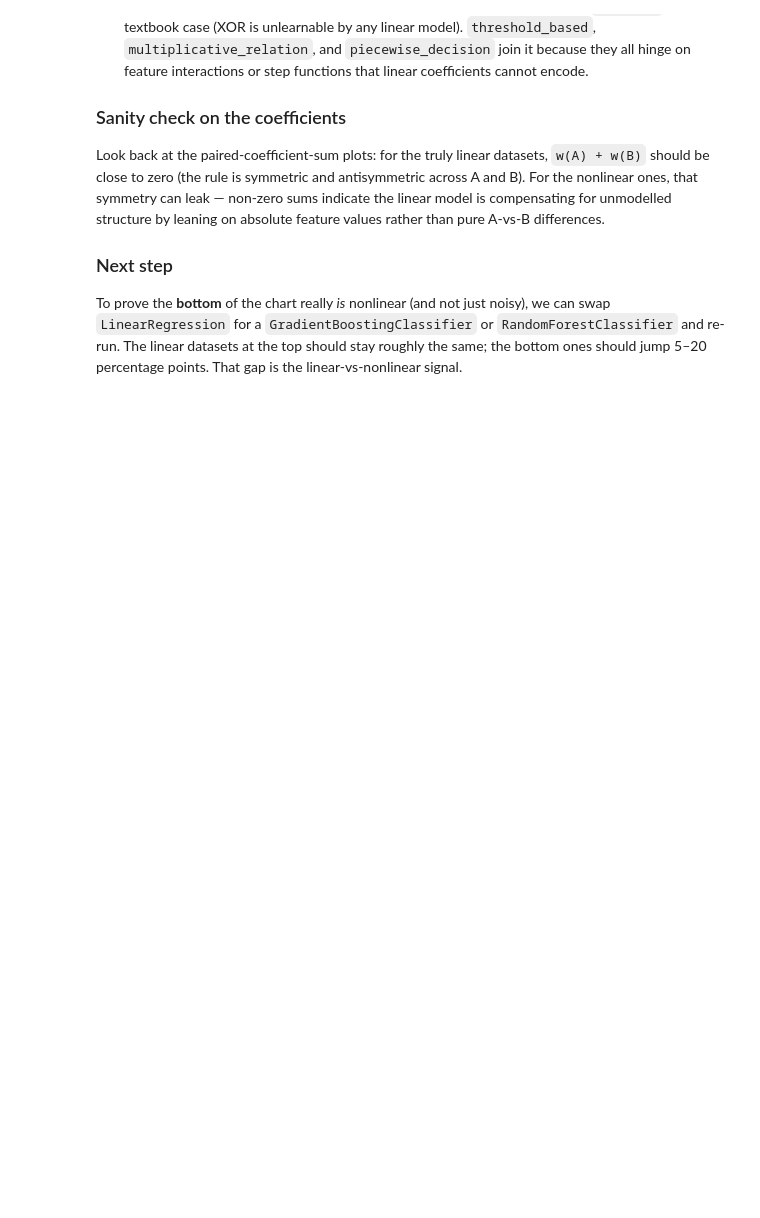
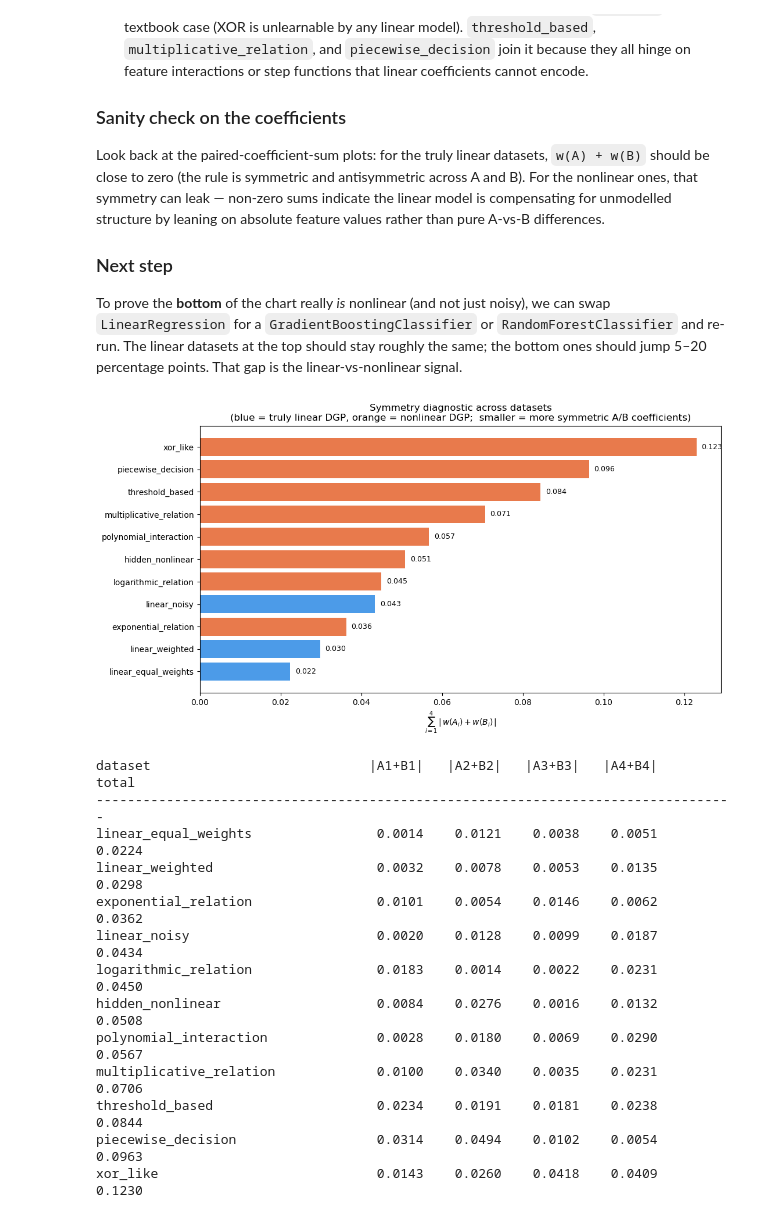
Before and after one commit to Web-Hosting7/Kidney-Allocation, a Jupyter notebook: Code/DiffDatasetsPlay/Linear_regression_play.ipynb, the cells around one changed output. Drawn from its saved outputs; the diff is of its cells as text; code cells hidden in the pictures; blank space fills up the shorter version.

```diff
--- a/Code/DiffDatasetsPlay/Linear_regression_play.ipynb
+++ b/Code/DiffDatasetsPlay/Linear_regression_play.ipynb
@@ -368,3 +368,64 @@ Look back at the paired-coefficient-sum plots: for the truly linear datasets, `w
 ### Next step
 
 To prove the **bottom** of the chart really *is* nonlinear (and not just noisy), we can swap `LinearRegression` for a `GradientBoostingClassifier` or `RandomForestClassifier` and re-run. The linear datasets at the top should stay roughly the same; the bottom ones should jump 5–20 percentage points. That gap is the linear-vs-nonlinear signal.
+# %%
+# Symmetry diagnostic: sum_i |w(Ai) + w(Bi)|
+# For a perfectly symmetric pairwise comparison model, w(Ai) + w(Bi) = 0
+# for every i (each feature should count equally for both patients with
+# opposite sign). A large value means the linear fit is leaning on absolute
+# feature values rather than pure A-vs-B differences — usually a sign that
+# the true rule is nonlinear and the linear model is compensating.
+
+rows = []
+for name, res in RESULTS.items():
+    coef = res["coef"]
+    pair_sum_abs = np.abs(coef[0:4] + coef[4:8])   # |w(Ai) + w(Bi)| for i = 1..4
+    rows.append((name, pair_sum_abs.sum(), pair_sum_abs))
+
+# Sort ascending — most symmetric (most "purely linear") at the top.
+rows.sort(key=lambda r: r[1])
+
+names = [r[0].replace(".csv", "") for r in rows]
+totals = [r[1] for r in rows]
+
+LINEAR_FILES = {"linear_weighted.csv",
+                "linear_equal_weights.csv",
+                "linear_noisy.csv"}
+colors = ["#4C9BE8" if (r[0] in LINEAR_FILES) else "#E87A4C" for r in rows]
+
+plt.figure(figsize=(11, 6))
+bars = plt.barh(names, totals, color=colors)
+plt.xlabel(r"$\sum_{i=1}^{4} \,|\,w(A_i) + w(B_i)\,|$")
+plt.title("Symmetry diagnostic across datasets\n"
+          "(blue = truly linear DGP, orange = nonlinear DGP;  "
+          "smaller = more symmetric A/B coefficients)")
+for bar, t in zip(bars, totals):
+    plt.text(bar.get_width() + max(totals) * 0.01,
+             bar.get_y() + bar.get_height() / 2,
+             f"{t:.3f}", va="center", fontsize=9)
+plt.tight_layout()
+plt.show()
+
+# Also print a small table with per-feature breakdown.
+print(f"\n{'dataset':32s} {'|A1+B1|':>9s} {'|A2+B2|':>9s} "
+      f"{'|A3+B3|':>9s} {'|A4+B4|':>9s} {'total':>9s}")
+print("-" * 82)
+for name, total, parts in rows:
+    print(f"{name.replace('.csv',''):32s} "
+          f"{parts[0]:9.4f} {parts[1]:9.4f} "
+          f"{parts[2]:9.4f} {parts[3]:9.4f} {total:9.4f}")
+# %% [output]
+[figure, added]
+dataset                            |A1+B1|   |A2+B2|   |A3+B3|   |A4+B4|     total
+----------------------------------------------------------------------------------
+linear_equal_weights                0.0014    0.0121    0.0038    0.0051    0.0224
+linear_weighted                     0.0032    0.0078    0.0053    0.0135    0.0298
+exponential_relation                0.0101    0.0054    0.0146    0.0062    0.0362
+linear_noisy                        0.0020    0.0128    0.0099    0.0187    0.0434
+logarithmic_relation                0.0183    0.0014    0.0022    0.0231    0.0450
+hidden_nonlinear                    0.0084    0.0276    0.0016    0.0132    0.0508
+polynomial_interaction              0.0028    0.0180    0.0069    0.0290    0.0567
+multiplicative_relation             0.0100    0.0340    0.0035    0.0231    0.0706
+threshold_based                     0.0234    0.0191    0.0181    0.0238    0.0844
+piecewise_decision                  0.0314    0.0494    0.0102    0.0054    0.0963
+xor_like                            0.0143    0.0260    0.0418    0.0409    0.1230
```
Also changed, not shown: parts of 2 cells of this notebook, 2 other files.
